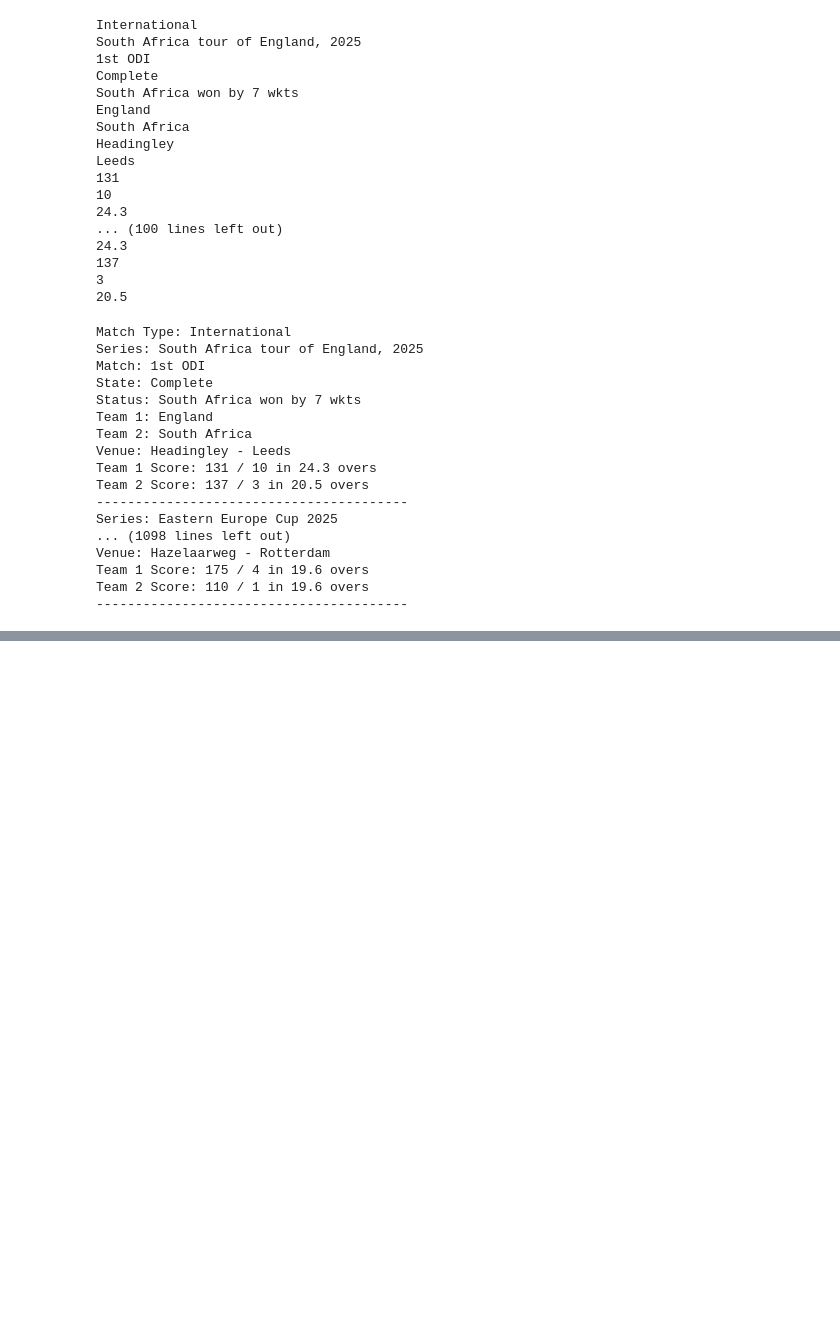
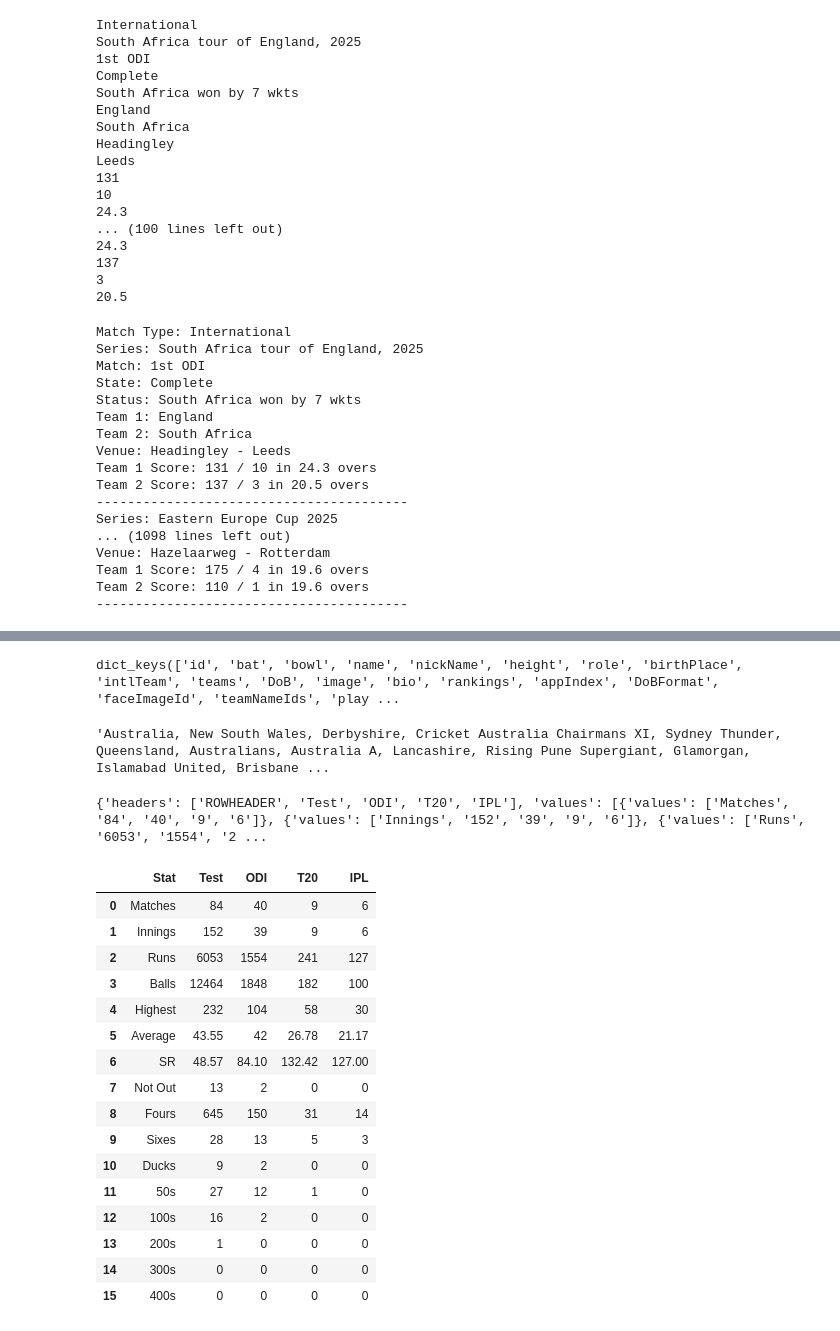
Before and after one commit to irfanhameedofficial-png/cricbuzz_livestats, a Jupyter notebook: test.ipynb, the cells around one changed output, grey strips where cells are left out. Cells and saved outputs as stored; diff of their text form; code cells hidden in the pictures; blank space fills up the shorter version.

```diff
--- a/test.ipynb
+++ b/test.ipynb
@@ -168,0 +351,66 @@ Team 2 Score: 110 / 1 in 19.6 overs
+# %%
+data = response.json()
+data.keys()
+# %% [output]
+dict_keys(['id', 'bat', 'bowl', 'name', 'nickName', 'height', 'role', 'birthPlace', 'intlTeam', 'teams', 'DoB', 'image', 'bio', 'rankings', 'appIndex', 'DoBFormat', 'faceImageId', 'teamNameIds', 'play ...
+# %%
+data['id']
+data['name']
+data['bat']
+data['bowl']
+data['role']
+data['intlTeam']
+data['DoB']
+data['teams']
+#Exception may come in below data if player is not ranked
+# data['rankings']['bat']['testBestRank']
+# data['rankings']['bat']['odiBestRank']
+# data['rankings']['bat']['t20BestRank']
+# data['rankings']['bowl']['testBestRank']
+# data['rankings']['bowl']['odiBestRank']
+# data['rankings']['bowl']['t20BestRank']
+# %% [output]
+'Australia, New South Wales, Derbyshire, Cricket Australia Chairmans XI, Sydney Thunder, Queensland, Australians, Australia A, Lancashire, Rising Pune Supergiant, Glamorgan, Islamabad United, Brisbane ...
+# %%
+import requests
+import pandas as pd
+s = 6635
+##url = "https://cricbuzz-cricket.p.rapidapi.com/stats/v1/player/8733/batting"
+url = f"https://cricbuzz-cricket.p.rapidapi.com/stats/v1/player/{s}/batting"
+
+headers = {
+	"x-rapidapi-key": "4879a17e0cmsh37b379d4ab14552p161d4djsncf56613e28e8",
+	"x-rapidapi-host": "cricbuzz-cricket.p.rapidapi.com"
+}
+
+response = requests.get(url, headers=headers)
+
+print(response.json())
+# %% [output]
+{'headers': ['ROWHEADER', 'Test', 'ODI', 'T20', 'IPL'], 'values': [{'values': ['Matches', '84', '40', '9', '6']}, {'values': ['Innings', '152', '39', '9', '6']}, {'values': ['Runs', '6053', '1554', '2 ...
+# %%
+data = response.json()
+headers = data['headers']
+rows = [item["values"] for item in data["values"]]
+
+df = pd.DataFrame(rows, columns=headers)
+df = df.rename(columns={"ROWHEADER": "Stat"})
+df
+# %% [output]
+|  | Stat | Test | ODI | T20 | IPL |
+| 0 | Matches | 84 | 40 | 9 | 6 |
+| 1 | Innings | 152 | 39 | 9 | 6 |
+| 2 | Runs | 6053 | 1554 | 241 | 127 |
+| 3 | Balls | 12464 | 1848 | 182 | 100 |
+| 4 | Highest | 232 | 104 | 58 | 30 |
+| 5 | Average | 43.55 | 42 | 26.78 | 21.17 |
+| 6 | SR | 48.57 | 84.10 | 132.42 | 127.00 |
+| 7 | Not Out | 13 | 2 | 0 | 0 |
+| 8 | Fours | 645 | 150 | 31 | 14 |
+| 9 | Sixes | 28 | 13 | 5 | 3 |
+| 10 | Ducks | 9 | 2 | 0 | 0 |
+| 11 | 50s | 27 | 12 | 1 | 0 |
+| 12 | 100s | 16 | 2 | 0 | 0 |
+| 13 | 200s | 1 | 0 | 0 | 0 |
+| 14 | 300s | 0 | 0 | 0 | 0 |
+| 15 | 400s | 0 | 0 | 0 | 0 |
```
Also changed, not shown: parts of 11 cells of this notebook.
